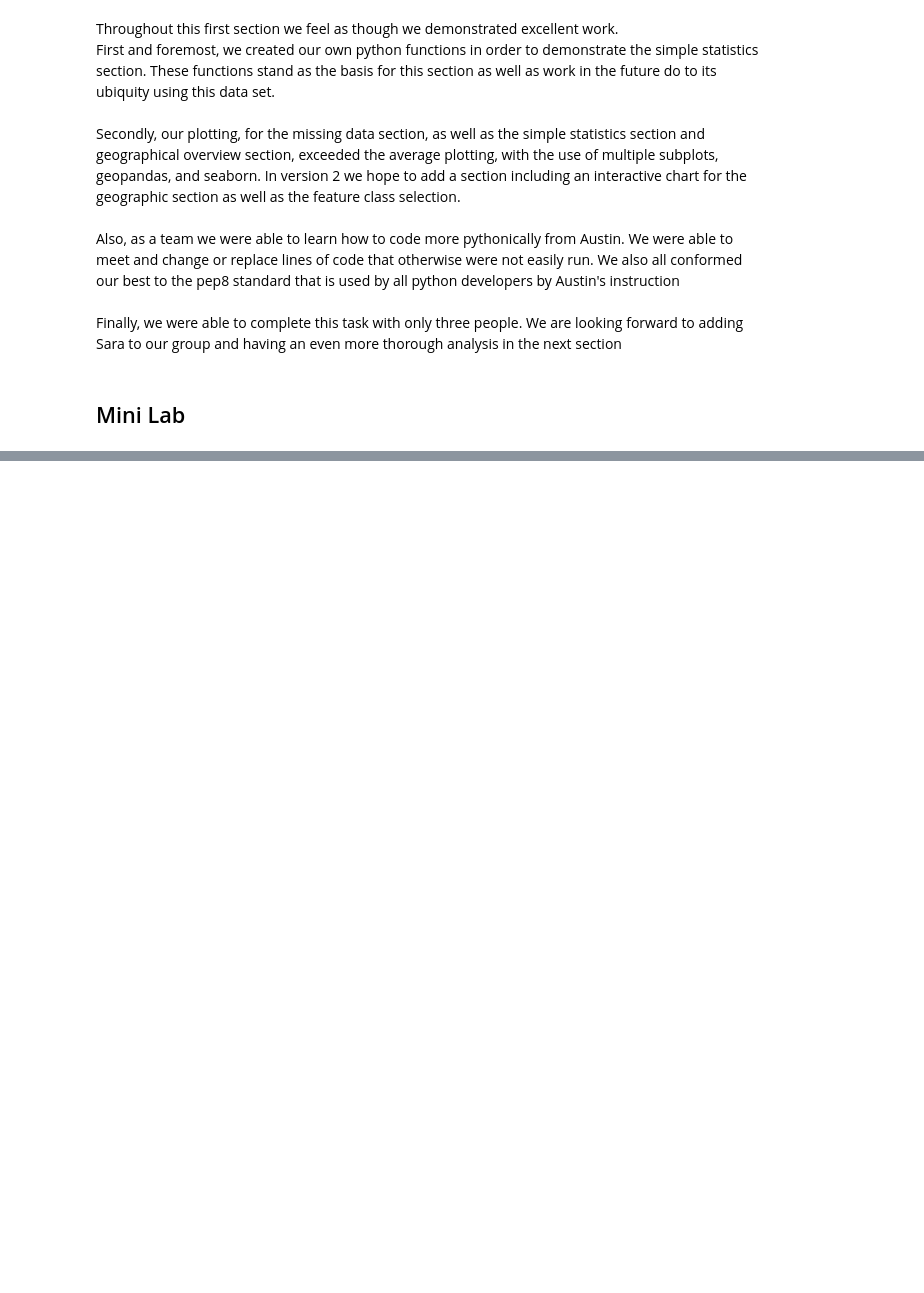
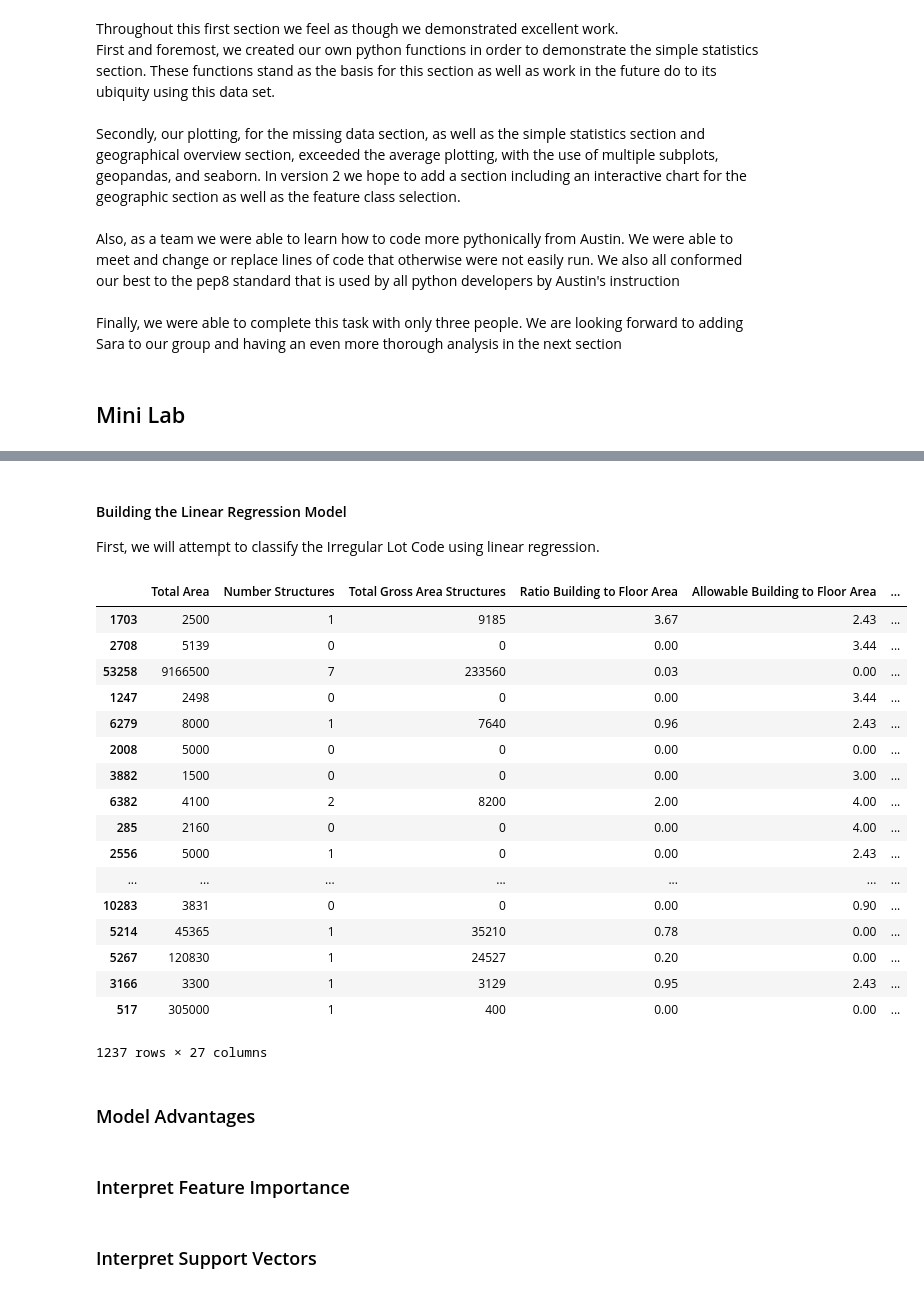
Before and after one commit to lavos84/DS7331-Term-Project, a Jupyter notebook: DS7331-Term-Project.ipynb, the cells around one changed output, grey strips where cells are left out. Saved outputs shown, nothing was run; the diff lists cells and outputs as text; code cells hidden in the pictures; blank space fills up the shorter version.

Commit message:
Added new sections and started logistic regression

```diff
--- a/DS7331-Term-Project.ipynb
+++ b/DS7331-Term-Project.ipynb
@@ -1264,0 +1301,45 @@ Finally, we were able to complete this task with only three people. We are looki
+# %% [markdown]
+#### Building the Linear Regression Model
+
+First, we will attempt to classify the Irregular Lot Code using linear regression.
+# %%
+# split the data into 80% training data and 20% testing data
+x_train ,x_test = train_test_split(nyc[nyc.select_dtypes(include=['int', 'float', 'category']).columns],
+                                   test_size= 0.2)
+
+# Need to figure out how to handle the NAs in the data.  LogReg wont work with NAs
+#y_train = x_train["Irr Lot Code"]
+#y_test = x_test["Irr Lot Code"]
+
+#x_train = x_train.drop(columns = nyc_categorical)
+#x_test = x_test.drop(columns = nyc_categorical)
+
+#model = LogisticRegression()
+#model.fit(x_train, y_train)
+#predicted_classes = model.predict(x_train)
+#predicted_classes
+# %% [output]
+|  | Total Area | Number Structures | Total Gross Area Structures | Ratio Building to Floor Area | Allowable Building to Floor Area | ... |
+| 1703 | 2500 | 1 | 9185 | 3.67 | 2.43 | ... |
+| 2708 | 5139 | 0 | 0 | 0.00 | 3.44 | ... |
+| 53258 | 9166500 | 7 | 233560 | 0.03 | 0.00 | ... |
+| 1247 | 2498 | 0 | 0 | 0.00 | 3.44 | ... |
+| 6279 | 8000 | 1 | 7640 | 0.96 | 2.43 | ... |
+| 2008 | 5000 | 0 | 0 | 0.00 | 0.00 | ... |
+| 3882 | 1500 | 0 | 0 | 0.00 | 3.00 | ... |
+| 6382 | 4100 | 2 | 8200 | 2.00 | 4.00 | ... |
+| 285 | 2160 | 0 | 0 | 0.00 | 4.00 | ... |
+| 2556 | 5000 | 1 | 0 | 0.00 | 2.43 | ... |
+| ... | ... | ... | ... | ... | ... | ... |
+| 10283 | 3831 | 0 | 0 | 0.00 | 0.90 | ... |
+| 5214 | 45365 | 1 | 35210 | 0.78 | 0.00 | ... |
+| 5267 | 120830 | 1 | 24527 | 0.20 | 0.00 | ... |
+| 3166 | 3300 | 1 | 3129 | 0.95 | 2.43 | ... |
+| 517 | 305000 | 1 | 400 | 0.00 | 0.00 | ... |
+1237 rows × 27 columns
+# %% [markdown]
+### Model Advantages
+# %% [markdown]
+### Interpret Feature Importance
+# %% [markdown]
+### Interpret Support Vectors
```
Also changed, not shown: parts of 16 cells of this notebook.
